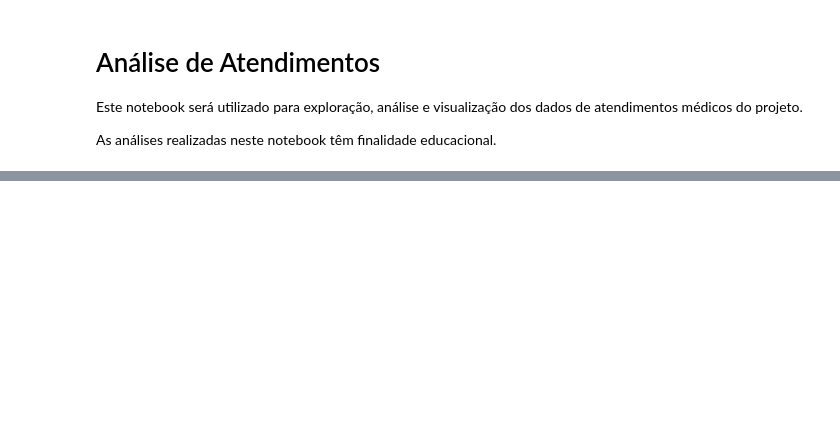
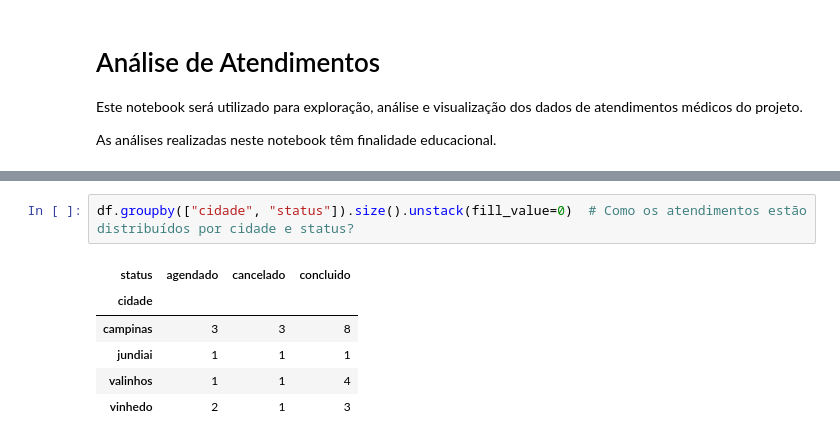
Before and after one commit to brunohll03/Projeto_Analise_Dados_em_Python, a Jupyter notebook: notebooks/analise_atendimentos.ipynb, the cells around one changed output, grey strips where cells are left out. Cells and saved outputs as stored; diff of their text form; blank space fills up the shorter version.

```diff
--- a/notebooks/analise_atendimentos.ipynb
+++ b/notebooks/analise_atendimentos.ipynb
@@ -241,0 +360,9 @@ df.drop_duplicates(subset="email", keep="first")
+# %%
+df.groupby(["cidade", "status"]).size().unstack(fill_value=0)  # Como os atendimentos estão distribuídos por cidade e status?
+# %% [output]
+| status | agendado | cancelado | concluido |
+| cidade |  |  |  |
+| campinas | 3 | 3 | 8 |
+| jundiai | 1 | 1 | 1 |
+| valinhos | 1 | 1 | 4 |
+| vinhedo | 2 | 1 | 3 |
```
Also changed, not shown: parts of 53 cells of this notebook, 3 other files.
